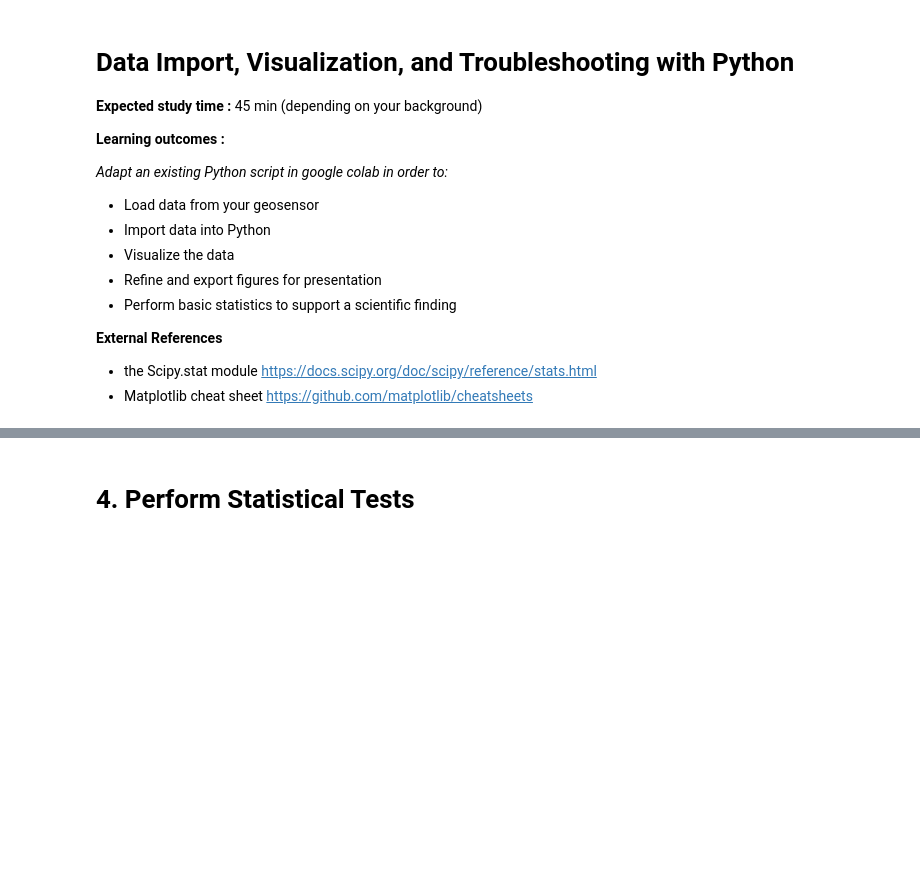
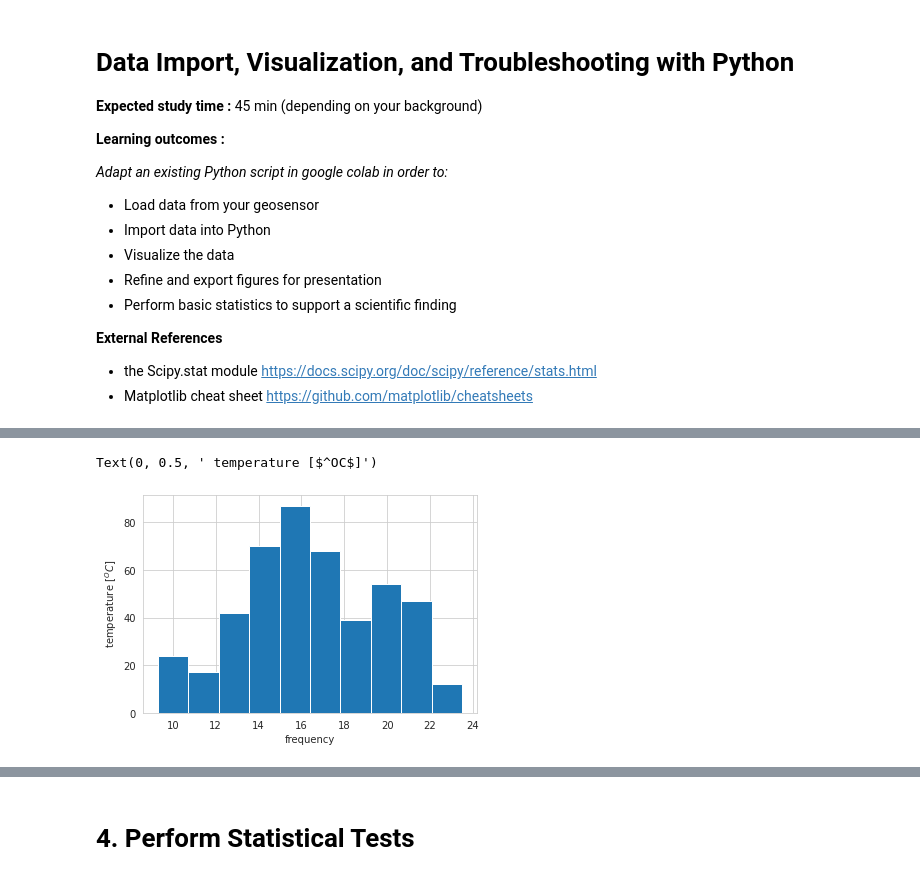
Before and after one commit to nattycep/FIL_Geosensing, a Jupyter notebook: DataVis_Python.ipynb, the cells around one changed output, grey strips where cells are left out. Saved outputs shown, nothing was run; the diff lists cells and outputs as text; code cells hidden in the pictures; blank space fills up the shorter version.

```diff
--- a/DataVis_Python.ipynb
+++ b/DataVis_Python.ipynb
@@ -103,0 +375,7 @@ fig.savefig("mydavavis.pdf")
+# %%
+plt.hist(temperature.BER)
+plt.xlabel("frequency")
+plt.ylabel(" temperature [$^OC$]")
+# %% [output]
+Text(0, 0.5, ' temperature [$^OC$]')
+[figure, added]
```
Also changed, not shown: parts of 58 cells of this notebook.
